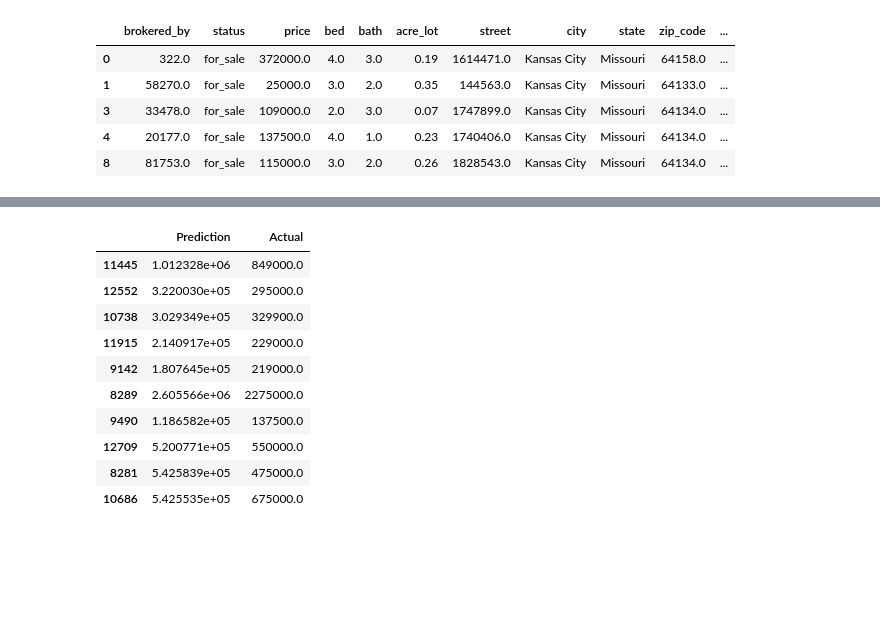
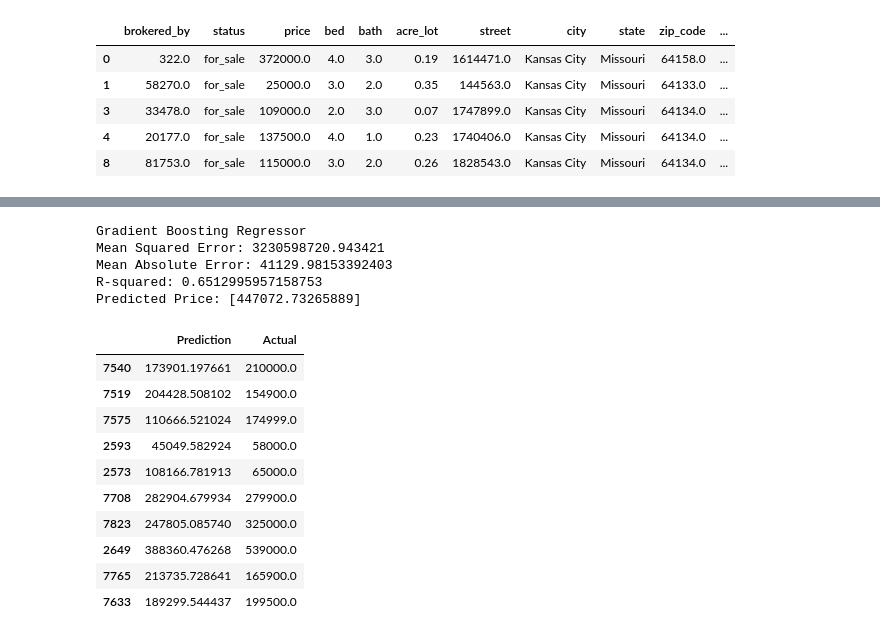
Before and after one commit to gthom73/MLIntegration_project4_group2, a Jupyter notebook: Project_4_ML.ipynb, the cells around one changed output, grey strips where cells are left out. Cells and saved outputs as stored; diff of their text form; code cells hidden in the pictures; blank space fills up the shorter version.

```diff
--- a/Project_4_ML.ipynb
+++ b/Project_4_ML.ipynb
@@ -402,0 +405,29 @@ R-squared: 0.8463642484005371
+# %%
+print("Random Forest - One Hot Encoding")
+
+rclassifier = RandomForestRegressor(n_estimators=500)
+
+# Define the pipeline
+pipeline_rf_hot = Pipeline([
+    ('preprocessor', column_transformer),
+    ('regressor', rclassifier)
+])
+
+# Train the model
+pipeline_rf_hot.fit(X_train, y_train)
+
+y_pred = pipeline_rf_hot.predict(X_test)
+mse_rf_hot = mean_squared_error(y_test, y_pred)
+print("Mean Squared Error:", mseRF)
+
+mae_rf_hot = mean_absolute_error(y_test, y_pred)
+print("Mean Absolute Error:", maeRF)
+
+r_squared_rf_hot = r2_score(y_test, y_pred)
+print("R-squared:", r_squaredRF)
+
+predicted_price = pipeline_rf_hot.predict(X_prediction)
+print("Predicted Price:", predicted_price)
+
+predictions = pipeline_rf_hot.predict(X_test)
+pd.DataFrame({"Prediction": predictions, "Actual": y_test}).tail(10)
@@ -403,19 +451,38 @@ R-squared: 0.8463642484005371
 # %%
+print("Gradient Boosting Regressor")
+
 gclassifier = GradientBoostingRegressor(n_estimators=500)
 gclassifier.fit(X_train, y_train)
 
+y_pred = gclassifier.predict(X_test)
+mseGB = mean_squared_error(y_test, y_pred)
+print("Mean Squared Error:", mseGB)
+
+maeGB = mean_absolute_error(y_test, y_pred)
+print("Mean Absolute Error:", maeGB)
+
+r_squaredGB = r2_score(y_test, y_pred)
+print("R-squared:", r_squaredGB)
+
+predicted_price =gclassifier.predict(X_prediction)
+print("Predicted Price:", predicted_price)
 
 predictions = gclassifier.predict(X_test)
 pd.DataFrame({"Prediction": predictions, "Actual": y_test}).tail(10)
 # %% [output]
+Gradient Boosting Regressor
+Mean Squared Error: 3230598720.943421
+Mean Absolute Error: 41129.98153392403
+R-squared: 0.6512995957158753
+Predicted Price: [447072.73265889]
 |  | Prediction | Actual |
-| 11445 | 1.012328e+06 | 849000.0 |
-| 12552 | 3.220030e+05 | 295000.0 |
-| 10738 | 3.029349e+05 | 329900.0 |
-| 11915 | 2.140917e+05 | 229000.0 |
-| 9142 | 1.807645e+05 | 219000.0 |
-| 8289 | 2.605566e+06 | 2275000.0 |
-| 9490 | 1.186582e+05 | 137500.0 |
-| 12709 | 5.200771e+05 | 550000.0 |
-| 8281 | 5.425839e+05 | 475000.0 |
-| 10686 | 5.425535e+05 | 675000.0 |
+| 7540 | 173901.197661 | 210000.0 |
+| 7519 | 204428.508102 | 154900.0 |
+| 7575 | 110666.521024 | 174999.0 |
+| 2593 | 45049.582924 | 58000.0 |
+| 2573 | 108166.781913 | 65000.0 |
+| 7708 | 282904.679934 | 279900.0 |
+| 7823 | 247805.085740 | 325000.0 |
+| 2649 | 388360.476268 | 539000.0 |
+| 7765 | 213735.728641 | 165900.0 |
+| 7633 | 189299.544437 | 199500.0 |
```
Also changed, not shown: parts of 16 cells of this notebook.
